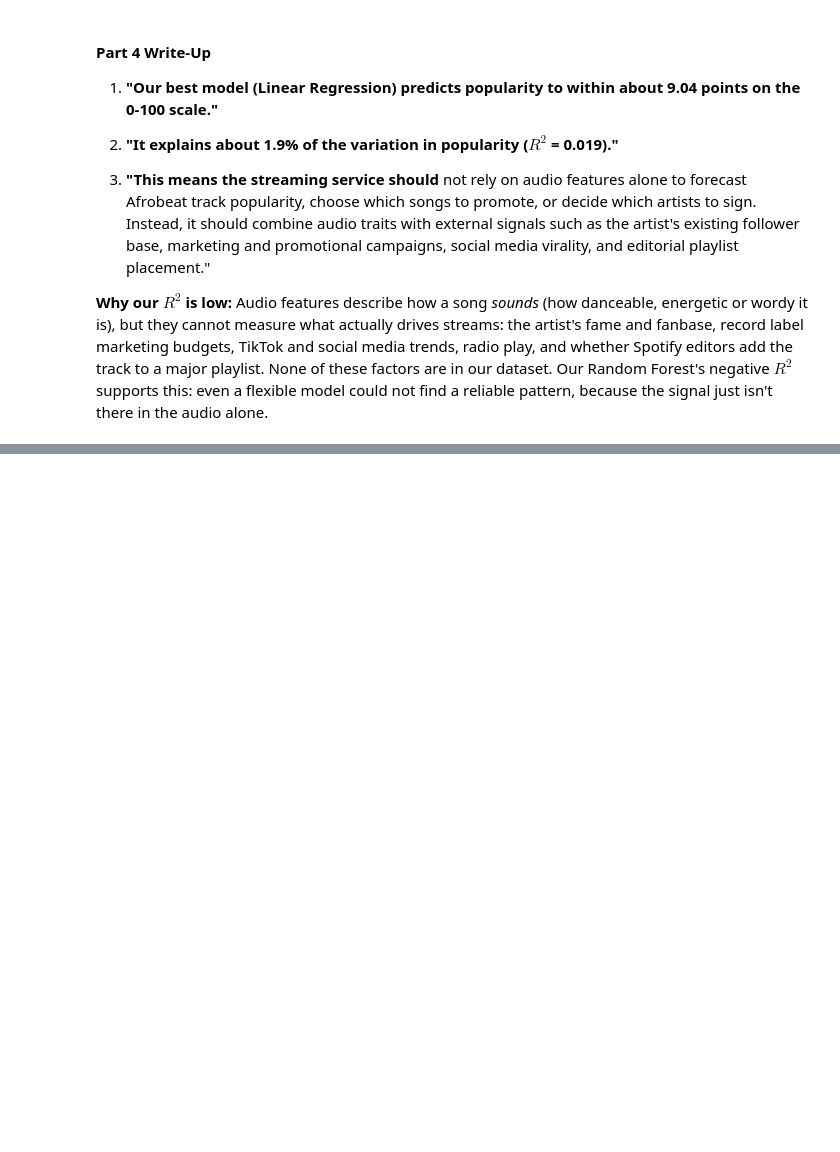
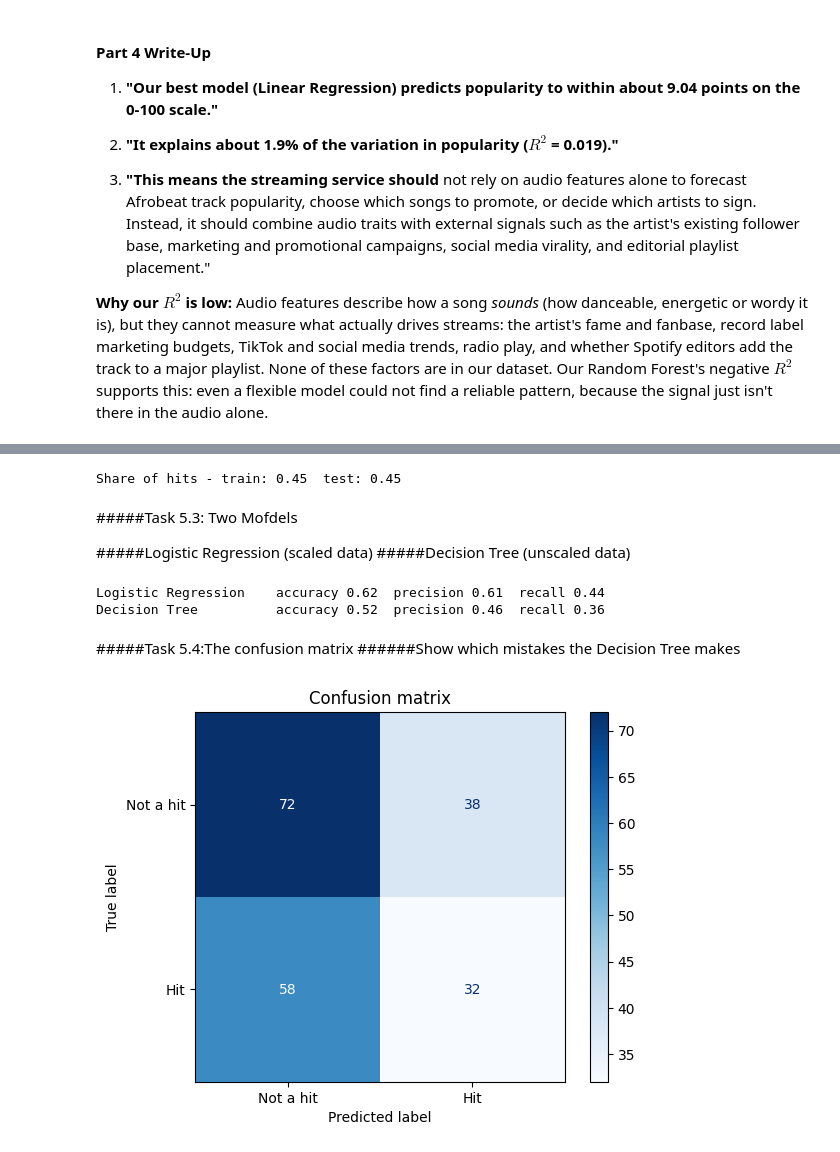
Before and after one commit to Tdaniels4real/music-popularity-capstone, a Jupyter notebook: music_popularity_capstone.ipynb, the cells around one changed output, grey strips where cells are left out. Saved outputs shown, nothing was run; the diff lists cells and outputs as text; code cells hidden in the pictures; blank space fills up the shorter version.

```diff
--- a/music_popularity_capstone.ipynb
+++ b/music_popularity_capstone.ipynb
@@ -676,0 +687,13 @@ Audio features describe how a song *sounds* (how danceable, energetic or wordy i
+# %%
+from sklearn.linear_model import LogisticRegression
+from sklearn.tree import DecisionTreeClassifier
+from sklearn.preprocessing import StandardScaler
+from sklearn.metrics import (accuracy_score, precision_score, recall_score,
+                             ConfusionMatrixDisplay)
+
+x = df[features]
+y = df['is_hit']
+
+banned = ['popularity', 'is_hit']
+assert not any(c in banned for c in x.columns),'LEAKAGE - remove popularity'
+print('No leakage. Inputs:', list(x.columns))
@@ -676,0 +708,47 @@ Audio features describe how a song *sounds* (how danceable, energetic or wordy i
+# %%
+X_train, X_test, y_train, y_test = train_test_split(
+    X, y, test_size=0.2, random_state=RANDOM_STATE, stratify=y)
+
+scaler = StandardScaler()
+X_train_s = scaler.fit_transform(X_train)
+X_test_s = scaler.transform(X_test)
+
+print('Share of hits - train:', y_train.mean().round(2),
+      ' test:', y_test.mean().round(2))
+# %% [output]
+Share of hits - train: 0.45  test: 0.45
+# %% [markdown]
+#####Task 5.3: Two Mofdels
+
+#####Logistic Regression (scaled data)
+#####Decision Tree (unscaled data)
+# %%
+# Model 1: Logistic Regression
+log = LogisticRegression(max_iter=1000, random_state=RANDOM_STATE)
+log.fit(X_train_s, y_train)
+pred_log = log.predict(X_test_s)
+# %%
+# Model 2: Decision Tree
+tree = DecisionTreeClassifier(max_depth=4, random_state=RANDOM_STATE)
+tree.fit(X_train, y_train)
+pred_tree = tree.predict(X_test)
+# %%
+# Compare both
+for name, p in [('Logistic Regression', pred_log), ('Decision Tree', pred_tree)]:
+    a = accuracy_score(y_test, p)
+    pr = precision_score(y_test, p, zero_division=0)
+    rc = recall_score(y_test, p, zero_division=0)
+    print(f'{name:22s} accuracy {a:.2f}  precision {pr:.2f}  recall {rc:.2f}')
+# %% [output]
+Logistic Regression    accuracy 0.62  precision 0.61  recall 0.44
+Decision Tree          accuracy 0.52  precision 0.46  recall 0.36
+# %% [markdown]
+#####Task 5.4:The confusion matrix
+######Show which mistakes the Decision Tree makes
+# %%
+ConfusionMatrixDisplay.from_predictions(
+    y_test, pred_tree, display_labels=['Not a hit', 'Hit'], cmap='Blues')
+plt.title('Confusion matrix')
+plt.show()
+# %% [output]
+[figure, added]
```
Also changed, not shown: parts of 4 cells of this notebook.
